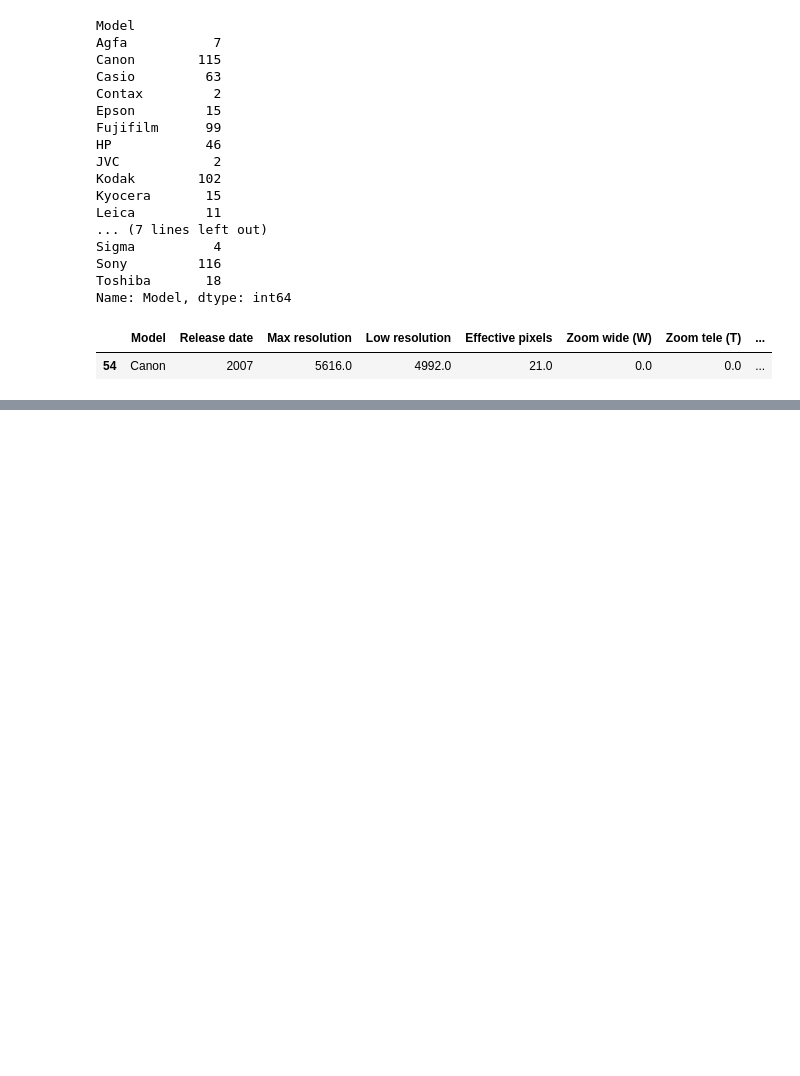
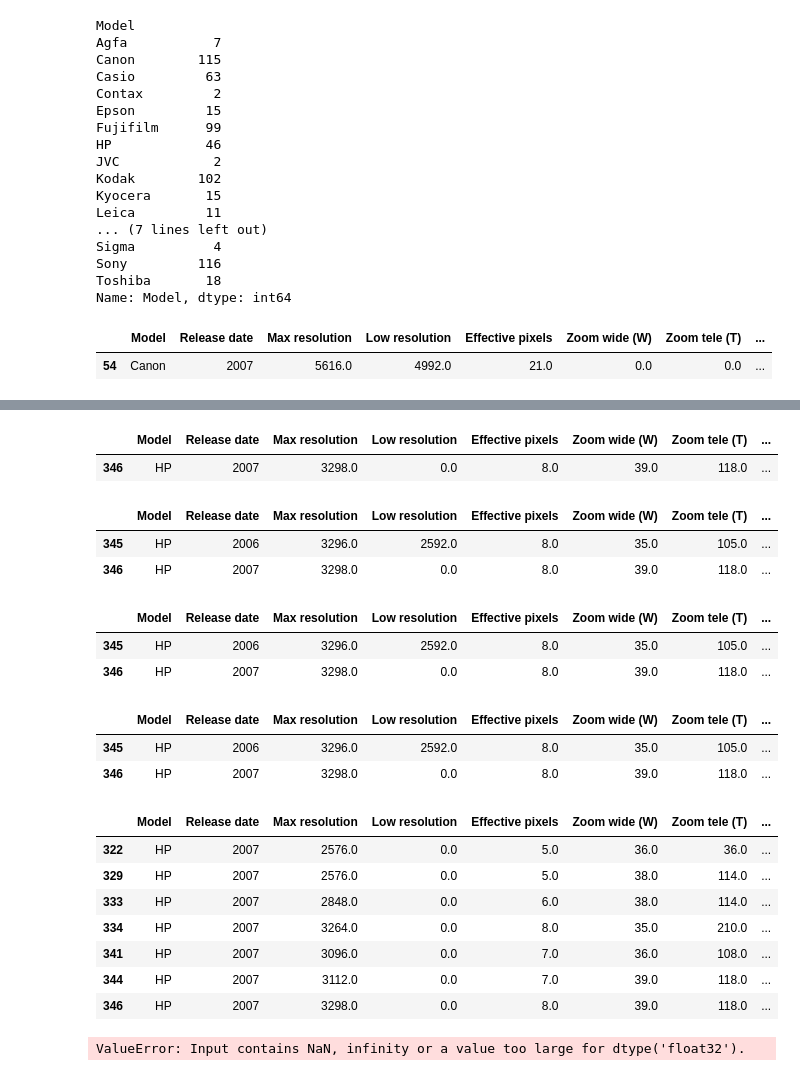
Before and after one commit to sudip06/CameraPrices, a Jupyter notebook: Untitled.ipynb, the cells around one changed output, grey strips where cells are left out. Cells and saved outputs as stored; diff of their text form; code cells hidden in the pictures; blank space fills up the shorter version.

```diff
--- a/Untitled.ipynb
+++ b/Untitled.ipynb
@@ -195,0 +297,45 @@ from sklearn import preprocessing
+# %%
+df.loc[df['Macro focus range'].isnull()==True]
+# %% [output]
+|  | Model | Release date | Max resolution | Low resolution | Effective pixels | Zoom wide (W) | Zoom tele (T) | ... |
+| 346 | HP | 2007 | 3298.0 | 0.0 | 8.0 | 39.0 | 118.0 | ... |
+# %%
+df.loc[df['Storage included'].isnull()==True]
+# %% [output]
+|  | Model | Release date | Max resolution | Low resolution | Effective pixels | Zoom wide (W) | Zoom tele (T) | ... |
+| 345 | HP | 2006 | 3296.0 | 2592.0 | 8.0 | 35.0 | 105.0 | ... |
+| 346 | HP | 2007 | 3298.0 | 0.0 | 8.0 | 39.0 | 118.0 | ... |
+# %%
+df.loc[df['Weight (inc. batteries)'].isnull()==True]
+# %% [output]
+|  | Model | Release date | Max resolution | Low resolution | Effective pixels | Zoom wide (W) | Zoom tele (T) | ... |
+| 345 | HP | 2006 | 3296.0 | 2592.0 | 8.0 | 35.0 | 105.0 | ... |
+| 346 | HP | 2007 | 3298.0 | 0.0 | 8.0 | 39.0 | 118.0 | ... |
+# %%
+df.loc[df['Dimensions'].isnull()==True]
+# %% [output]
+|  | Model | Release date | Max resolution | Low resolution | Effective pixels | Zoom wide (W) | Zoom tele (T) | ... |
+| 345 | HP | 2006 | 3296.0 | 2592.0 | 8.0 | 35.0 | 105.0 | ... |
+| 346 | HP | 2007 | 3298.0 | 0.0 | 8.0 | 39.0 | 118.0 | ... |
+# %%
+#df.loc[(df['HP'](df['Release date'].isin(['2006','2007'])]
+#df.loc[(df['Model']=='HP') & (df['Release date'].isin(['2006','2007']))]
+#df.loc[(df['Model']=='HP') & (df['Release date']=='2007')]
+df[(df['Model'] == 'HP') & (df['Release date'].isin(['2007']))]
+# %% [output]
+|  | Model | Release date | Max resolution | Low resolution | Effective pixels | Zoom wide (W) | Zoom tele (T) | ... |
+| 322 | HP | 2007 | 2576.0 | 0.0 | 5.0 | 36.0 | 36.0 | ... |
+| 329 | HP | 2007 | 2576.0 | 0.0 | 5.0 | 38.0 | 114.0 | ... |
+| 333 | HP | 2007 | 2848.0 | 0.0 | 6.0 | 38.0 | 114.0 | ... |
+| 334 | HP | 2007 | 3264.0 | 0.0 | 8.0 | 35.0 | 210.0 | ... |
+| 341 | HP | 2007 | 3096.0 | 0.0 | 7.0 | 36.0 | 108.0 | ... |
+| 344 | HP | 2007 | 3112.0 | 0.0 | 7.0 | 39.0 | 118.0 | ... |
+| 346 | HP | 2007 | 3298.0 | 0.0 | 8.0 | 39.0 | 118.0 | ... |
+# %%
+from sklearn.ensemble import RandomForestRegressor
+forest_model=RandomForestRegressor()
+forest_model.fit(train_X,train_Y)
+melb_preds=forest_model.predict(val_X)
+print(mean_absolute_error(val_Y,melb_preds))
+# %% [output]
+ValueError: Input contains NaN, infinity or a value too large for dtype('float32').
```
Also changed, not shown: parts of 11 cells of this notebook.
